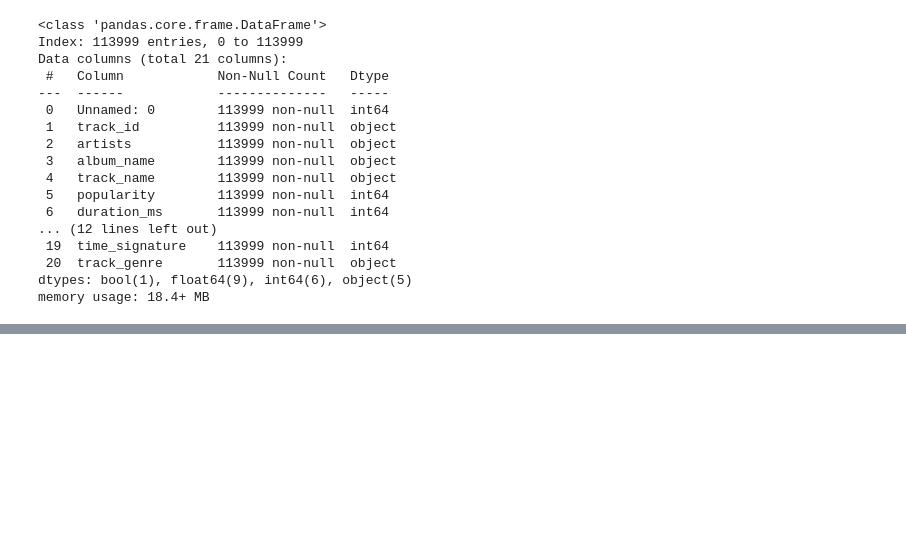
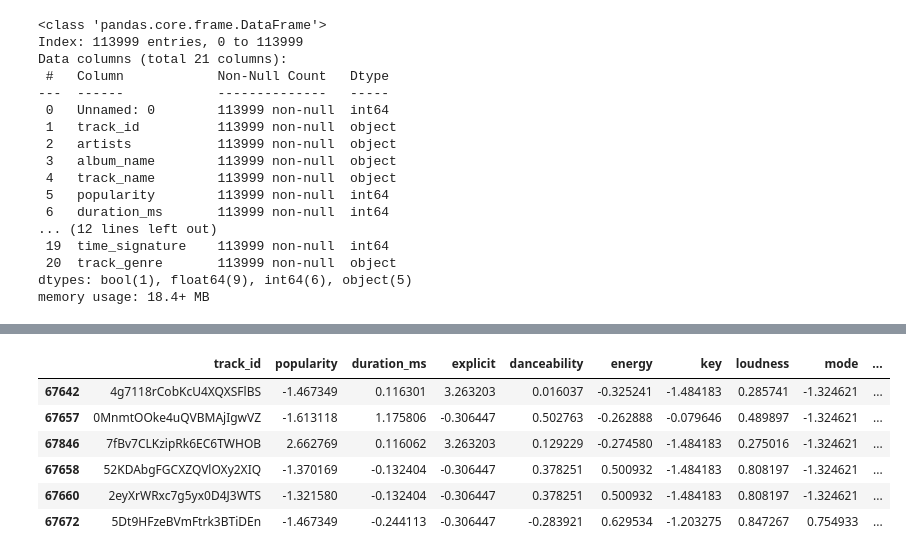
Before and after one commit to Cagan124/SMU-Project-4, a Jupyter notebook: Spotify EDA.ipynb, the cells around one changed output, grey strips where cells are left out. Cells and saved outputs as stored; diff of their text form; code cells hidden in the pictures; blank space fills up the shorter version.

```diff
--- a/Spotify EDA.ipynb
+++ b/Spotify EDA.ipynb
@@ -182,0 +454,44 @@ fig.show()
+# %%
+# define the number of nearest neighbors to consider
+k = 6
+
+# define a function to recommend songs based on a given song name
+def recommend_song_artist(track_name, artist, df_model, numeric_columns):
+
+    train = df_model.loc[df_model.artists == artist]
+
+    k = min(len(train), 6)
+
+    # initialize the model with the number of neighbors
+    model = NearestNeighbors(n_neighbors=k)
+
+    # fit the model to the data
+    model.fit(train[numeric_columns])
+
+    # get the track_id of the given track name
+    track_id = df_model[df_model['track_name'] == track_name]['track_id'].iloc[0]
+
+    # get the index of the tracks in the model dataframe
+    idx = df_model[df_model['track_id'] == track_id].index[0]
+
+    # get the features of the tracks
+    track_features = df_model.loc[idx, numeric_columns].values.reshape(1, -1)
+
+    # find the k nearest neighbors
+    distances, indices = model.kneighbors(track_features)
+
+    # get the track names of the nearest neighbors
+    tracks = train.iloc[indices[0]]
+    tracks["distance"] = distances[0]
+
+    return tracks
+# %%
+recommend_song_artist('The Hills', 'The Weeknd', df_model, numeric_columns)
+# %% [output]
+|  | track_id | popularity | duration_ms | explicit | danceability | energy | key | loudness | mode | ... |
+| 67642 | 4g7118rCobKcU4XQXSFlBS | -1.467349 | 0.116301 | 3.263203 | 0.016037 | -0.325241 | -1.484183 | 0.285741 | -1.324621 | ... |
+| 67657 | 0MnmtOOke4uQVBMAjIgwVZ | -1.613118 | 1.175806 | -0.306447 | 0.502763 | -0.262888 | -0.079646 | 0.489897 | -1.324621 | ... |
+| 67846 | 7fBv7CLKzipRk6EC6TWHOB | 2.662769 | 0.116062 | 3.263203 | 0.129229 | -0.274580 | -1.484183 | 0.275016 | -1.324621 | ... |
+| 67658 | 52KDAbgFGCXZQVlOXy2XIQ | -1.370169 | -0.132404 | -0.306447 | 0.378251 | 0.500932 | -1.484183 | 0.808197 | -1.324621 | ... |
+| 67660 | 2eyXrWRxc7g5yx0D4J3WTS | -1.321580 | -0.132404 | -0.306447 | 0.378251 | 0.500932 | -1.484183 | 0.808197 | -1.324621 | ... |
+| 67672 | 5Dt9HFzeBVmFtrk3BTiDEn | -1.467349 | -0.244113 | -0.306447 | -0.283921 | 0.629534 | -1.203275 | 0.847267 | 0.754933 | ... |
```
Also changed, not shown: parts of 29 cells of this notebook, 11 other files.
